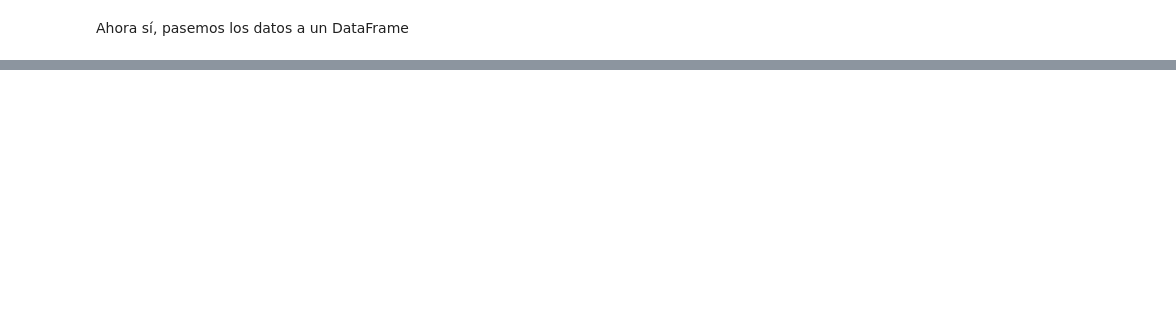
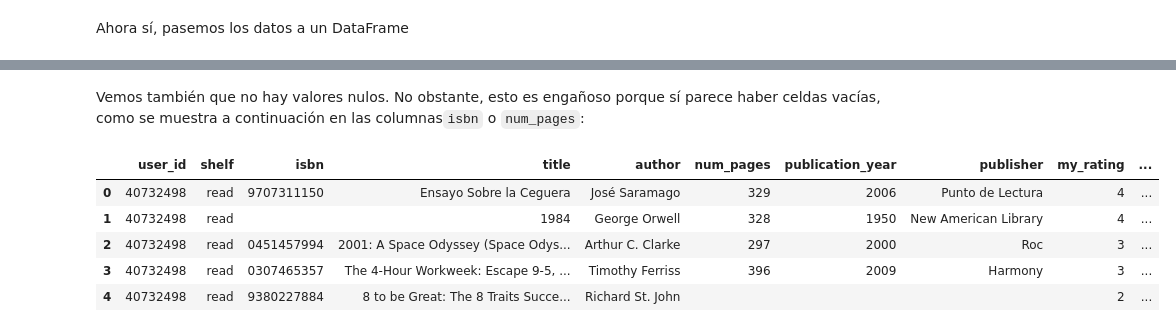
Before and after one commit to FranciscoGalan/goodreads_api, a Jupyter notebook: Goodreads_API.ipynb, the cells around one changed output, grey strips where cells are left out. Cells and saved outputs as stored; diff of their text form; code cells hidden in the pictures; blank space fills up the shorter version.

```diff
--- a/Goodreads_scraping.ipynb
+++ b/Goodreads_API.ipynb
@@ -395,0 +342,3 @@ pd.DataFrame(por_leer_francisco_galan)
+# %%
+pd_total = pd.concat([pd_leido, pd_por_leer], axis=0)
+pd_total
@@ -395,0 +359,3 @@ pd.DataFrame(por_leer_francisco_galan)
+# %%
+# Resetear índices
+pd_total = pd_total.reset_index(drop=True)
@@ -395,0 +404,11 @@ pd.DataFrame(por_leer_francisco_galan)
+# %% [markdown]
+Vemos también que no hay valores nulos. No obstante, esto es engañoso porque sí parece haber celdas vacías, como se muestra a continuación en las columnas`isbn` o `num_pages`:
+# %%
+pd_total.head(5)
+# %% [output]
+|  | user_id | shelf | isbn | title | author | num_pages | publication_year | publisher | my_rating | ... |
+| 0 | 40732498 | read | 9707311150 | Ensayo Sobre la Ceguera | José Saramago | 329 | 2006 | Punto de Lectura | 4 | ... |
+| 1 | 40732498 | read |  | 1984 | George Orwell | 328 | 1950 | New American Library | 4 | ... |
+| 2 | 40732498 | read | 0451457994 | 2001: A Space Odyssey (Space Odys... | Arthur C. Clarke | 297 | 2000 | Roc | 3 | ... |
+| 3 | 40732498 | read | 0307465357 | The 4-Hour Workweek: Escape 9-5, ... | Timothy Ferriss | 396 | 2009 | Harmony | 3 | ... |
+| 4 | 40732498 | read | 9380227884 | 8 to be Great: The 8 Traits Succe... | Richard St. John |  |  |  | 2 | ... |
```
Also changed, not shown: parts of 85 cells of this notebook, 1 other file.
